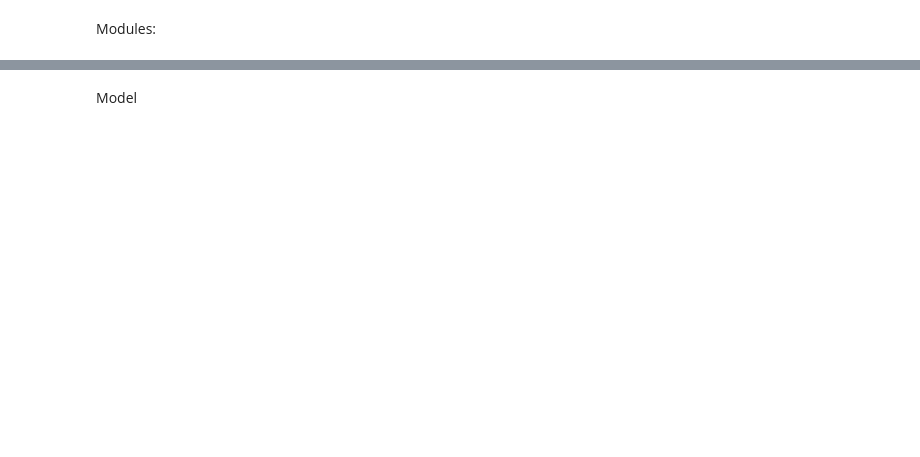
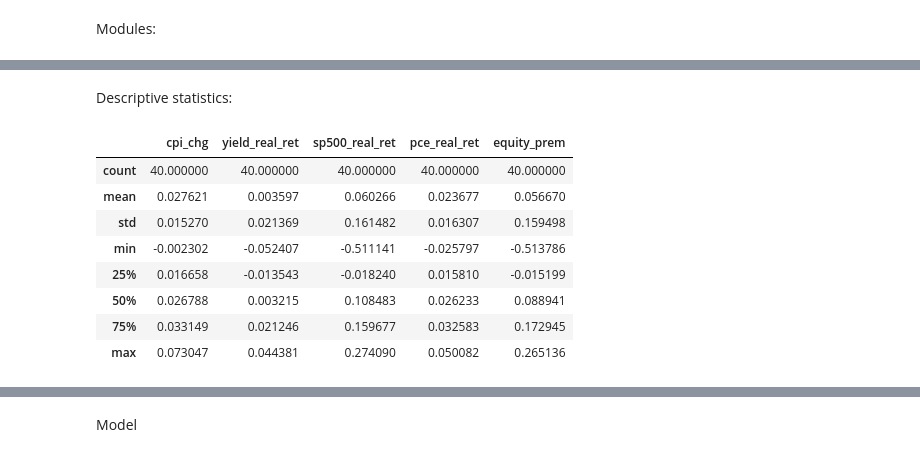
Before and after one commit to mcp656/Seminar, a Jupyter notebook: prescott.ipynb, the cells around one changed output, grey strips where cells are left out. Drawn from its saved outputs; the diff is of its cells as text; code cells hidden in the pictures; blank space fills up the shorter version.

```diff
--- a/prescott.ipynb
+++ b/prescott.ipynb
@@ -128,0 +127,15 @@ df_final_qr[["yield_nom_ret", "sp500_nom_ret", "pce_nom_ret"]]
+# %% [markdown]
+Descriptive statistics:
+# %%
+# Descriptive statistics for real returns
+df_final.iloc[:,7:].describe()
+# %% [output]
+|  | cpi_chg | yield_real_ret | sp500_real_ret | pce_real_ret | equity_prem |
+| count | 40.000000 | 40.000000 | 40.000000 | 40.000000 | 40.000000 |
+| mean | 0.027621 | 0.003597 | 0.060266 | 0.023677 | 0.056670 |
+| std | 0.015270 | 0.021369 | 0.161482 | 0.016307 | 0.159498 |
+| min | -0.002302 | -0.052407 | -0.511141 | -0.025797 | -0.513786 |
+| 25% | 0.016658 | -0.013543 | -0.018240 | 0.015810 | -0.015199 |
+| 50% | 0.026788 | 0.003215 | 0.108483 | 0.026233 | 0.088941 |
+| 75% | 0.033149 | 0.021246 | 0.159677 | 0.032583 | 0.172945 |
+| max | 0.073047 | 0.044381 | 0.274090 | 0.050082 | 0.265136 |
```
Also changed, not shown: parts of 6 cells of this notebook, 1 other file.
